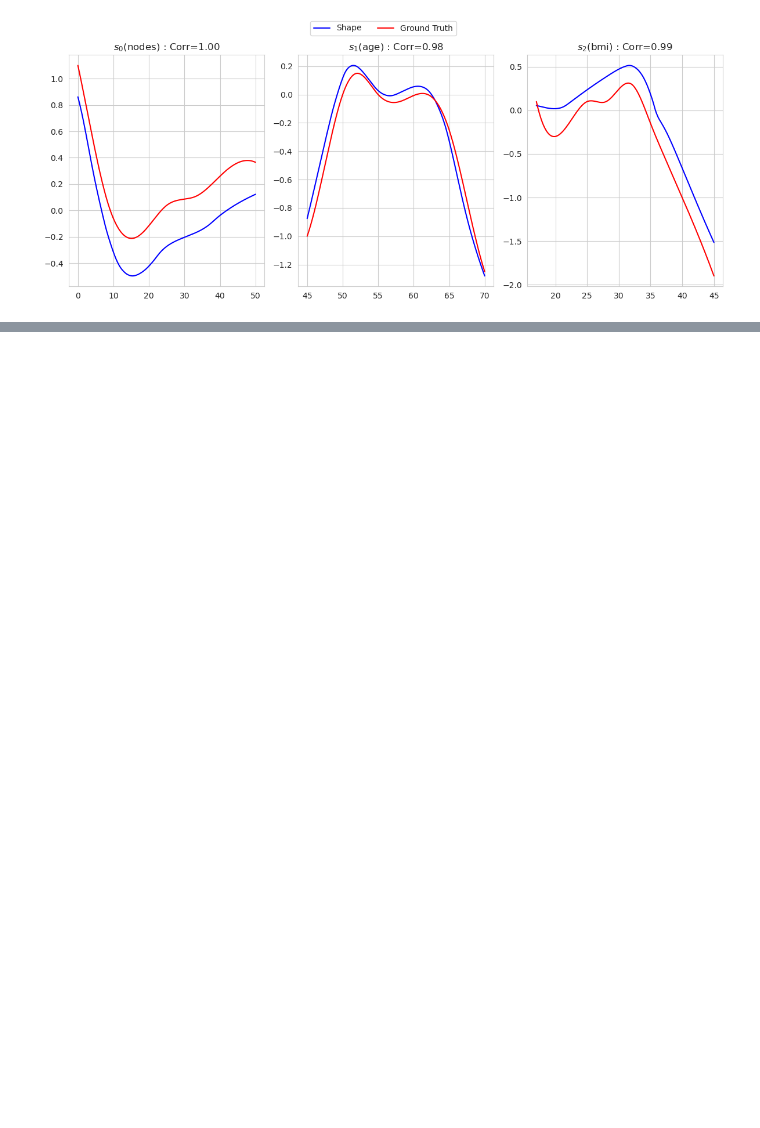
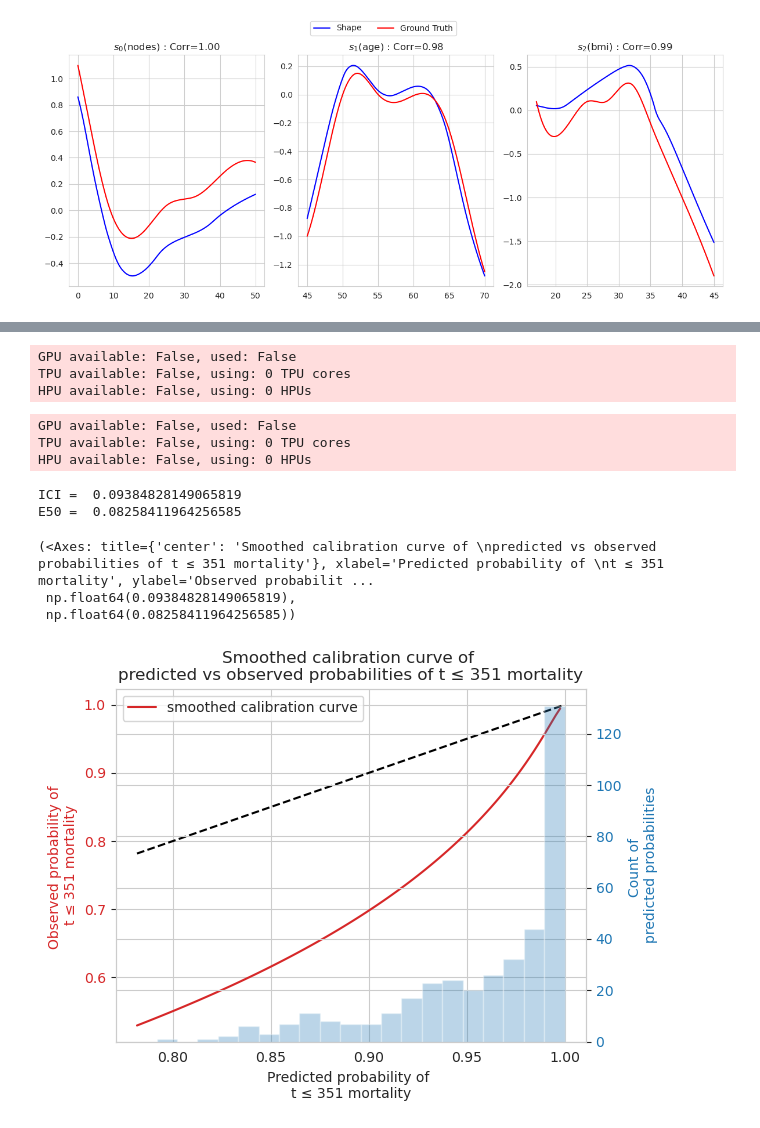
Before and after one commit to steliosbl/SurvSHAREs, a Jupyter notebook: test_fixed_equations.ipynb, the cells around one changed output, grey strips where cells are left out. Drawn from its saved outputs; the diff is of its cells as text; code cells hidden in the pictures; blank space fills up the shorter version.

Commit message:
Proceeding with PH survival

```diff
--- a/test_fixed_equations.ipynb
+++ b/test_fixed_equations.ipynb
@@ -387,0 +383,21 @@ gp.plot_shape_functions(col_min_max, {})
+# %%
+from survshares.plot import survival_probability_calibration
+from sklearn.base import BaseEstimator, RegressorMixin
+from pycox.models.cox import _CoxPHBase
+import torchtuples as tt
+class SymRegPH(BaseEstimator, RegressorMixin, _CoxPHBase):
+    """
+    Wrapper for gplearn's SymbolicRegressor to use with pycox supporting functions
+    """
+
+    def __init__(self, model):
+        self.model = model
+
+    def predict(self, X, *args, **kwargs):
+        if isinstance(X, tt.TupleTree):
+            X = X[0]
+        return self.model.execute(torch.Tensor(X))
+
+esr_wrapped = SymRegPH(gp)
+esr_wrapped.compute_baseline_hazards(X_train, (T_train, E_train))
+surv_pred = esr_wrapped.predict_surv_df(X_test)
@@ -387,0 +448,19 @@ gp.plot_shape_functions(col_min_max, {})
+# %%
+esr_wrapped = SymRegPH(gp)
+esr_wrapped.compute_baseline_hazards(X_train, (T_train, E_train))
+surv_pred = esr_wrapped.predict_surv_df(X_test)
+
+survival_probability_calibration(surv_pred, T_test+0.01, E_test, t0=surv_pred.index[-1])
+# %% [output]
+GPU available: False, used: False
+TPU available: False, using: 0 TPU cores
+HPU available: False, using: 0 HPUs
+GPU available: False, used: False
+TPU available: False, using: 0 TPU cores
+HPU available: False, using: 0 HPUs
+ICI =  0.09384828149065819
+E50 =  0.08258411964256585
+(<Axes: title={'center': 'Smoothed calibration curve of \npredicted vs observed probabilities of t ≤ 351 mortality'}, xlabel='Predicted probability of \nt ≤ 351 mortality', ylabel='Observed probabilit ...
+ np.float64(0.09384828149065819),
+ np.float64(0.08258411964256585))
+[figure, added]
```
Also changed, not shown: parts of 17 cells of this notebook, 4 other files.
